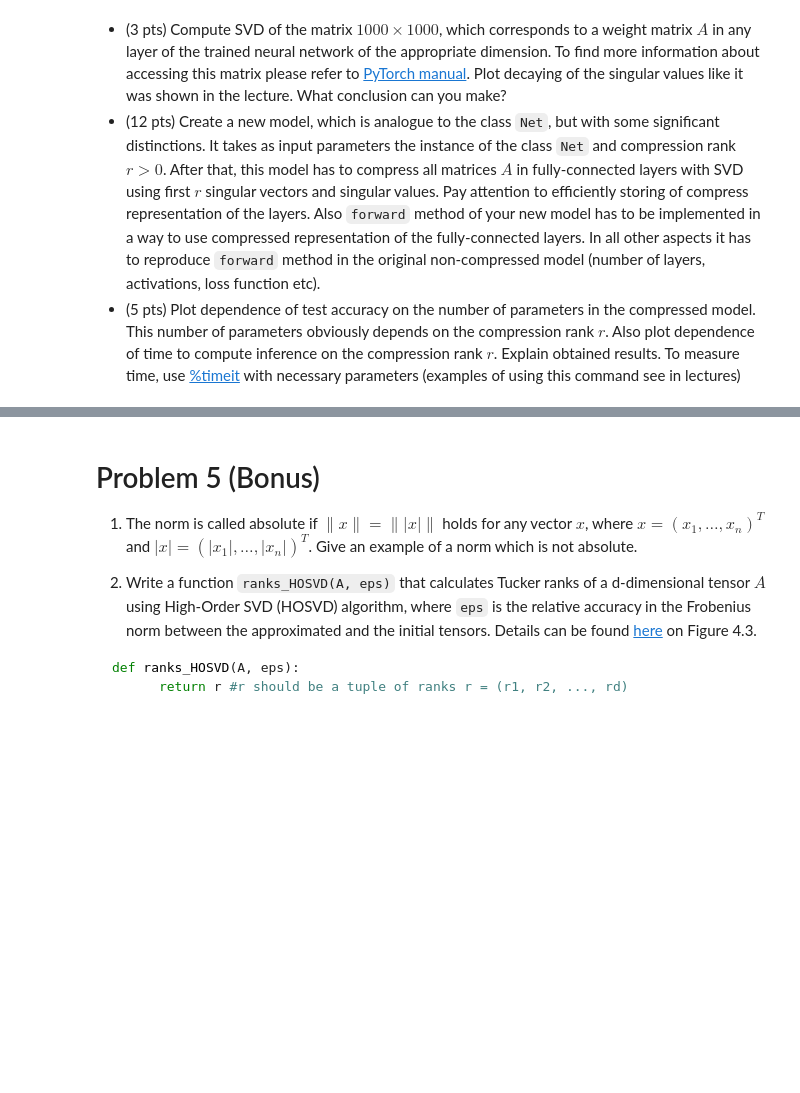
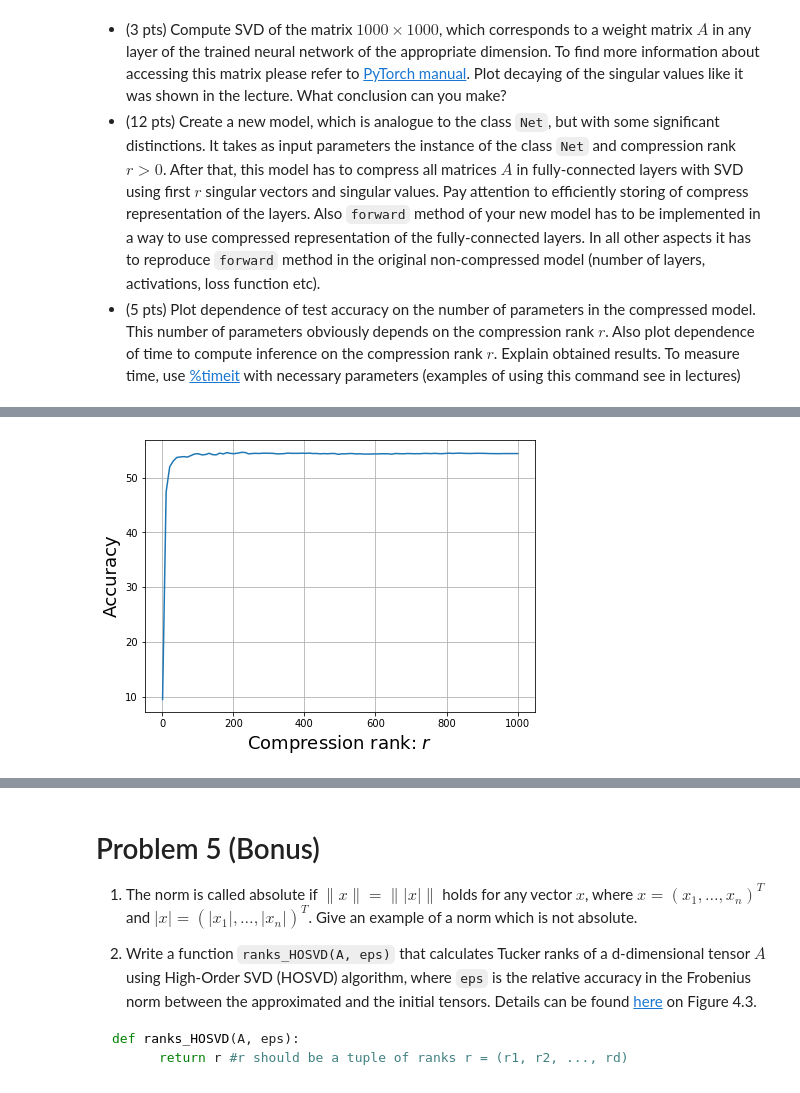
Before and after one commit to ponyfat/gitsk, a Jupyter notebook: PS1.ipynb, the cells around one changed output, grey strips where cells are left out. Cells and saved outputs as stored; diff of their text form; code cells hidden in the pictures; blank space fills up the shorter version.

```diff
--- a/PS1.ipynb
+++ b/PS1.ipynb
@@ -651,0 +732,23 @@ To measure time, use [%timeit](https://docs.python.org/3.6/library/timeit.html)
+# %%
+def test_compressed(model, test_loader):
+    model.eval()
+    test_loss = 0
+    correct = 0
+    with torch.no_grad():
+        for data, target in test_loader:
+#             data, target = data.to(device), target.to(device)
+            output = model(data)
+            test_loss += F.nll_loss(output, target, reduction='sum').item() # sum up batch loss
+            pred = output.argmax(dim=1, keepdim=True) # get the index of the max log-probability
+            correct += pred.eq(target.view_as(pred)).sum().item()
+    test_loss /= len(test_loader.dataset)
+    return 100 * (correct/len(test_loader.dataset))
+# %%
+times = []
+accuracies = []
+r_s = np.linspace(1, 1000, 100).astype('int')
+for r in tqdm_notebook(r_s):
+    time = %timeit -n 1 -r 1 -q -o ('test_compressed(CompressedNet(model, r), test_loader)')
+    accuracy = test_compressed(CompressedNet(model, r), test_loader)
+    times.append(time)
+    accuracies.append(accuracy)
@@ -651,0 +757,9 @@ To measure time, use [%timeit](https://docs.python.org/3.6/library/timeit.html)
+# %%
+plt.figure(figsize=(7, 5))
+plt.plot(r_s, accuracies)
+plt.xlabel('Compression rank: $r$', fontsize=18)
+plt.ylabel('Accuracy', fontsize=18)
+plt.grid()
+plt.show()
+# %% [output]
+[figure, added]
```
Also changed, not shown: parts of 12 cells of this notebook.
